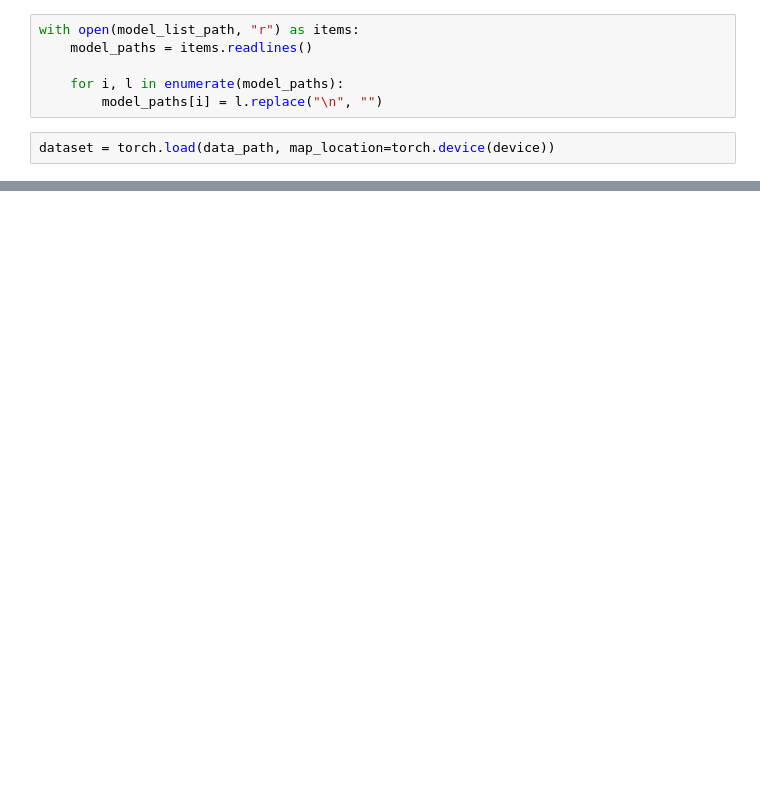
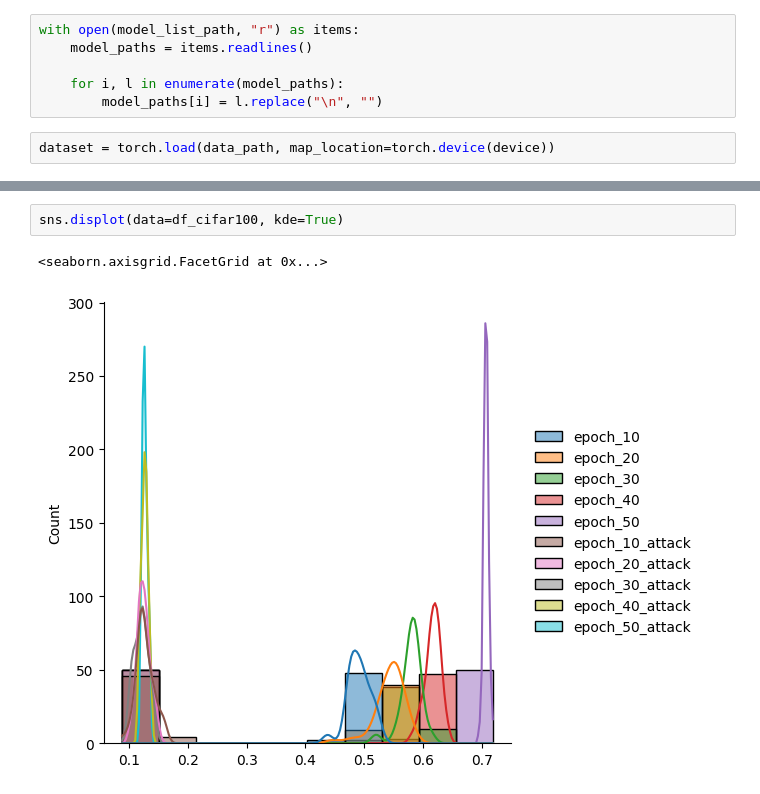
Before and after one commit to julius-lautz/model_robustness, a Jupyter notebook: src/model_robustness/attacks/experimenting/looking_at_diff_epochs.ipynb, the cells around one changed output, grey strips where cells are left out. Saved outputs shown, nothing was run; the diff lists cells and outputs as text; blank space fills up the shorter version.

```diff
--- a/src/model_robustness/attacks/experimenting/looking_at_diff_epochs.ipynb
+++ b/src/model_robustness/attacks/experimenting/looking_at_diff_epochs.ipynb
@@ -158,0 +165,5 @@ sns.displot(data=df, kde=True)
+# %%
+sns.displot(data=df_cifar100, kde=True)
+# %% [output]
+<seaborn.axisgrid.FacetGrid at 0x...>
+[figure, added]
```
Also changed, not shown: parts of 17 cells of this notebook, 25 other files.
